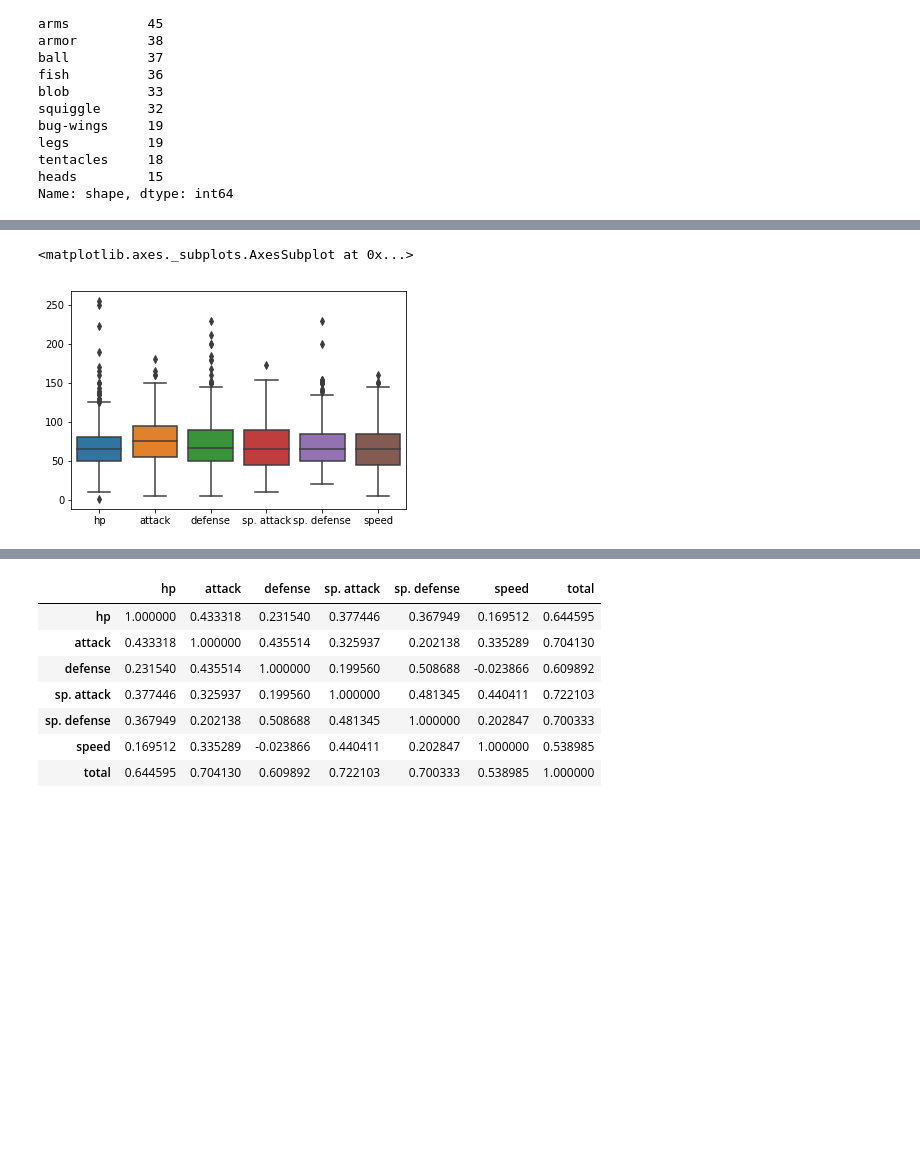
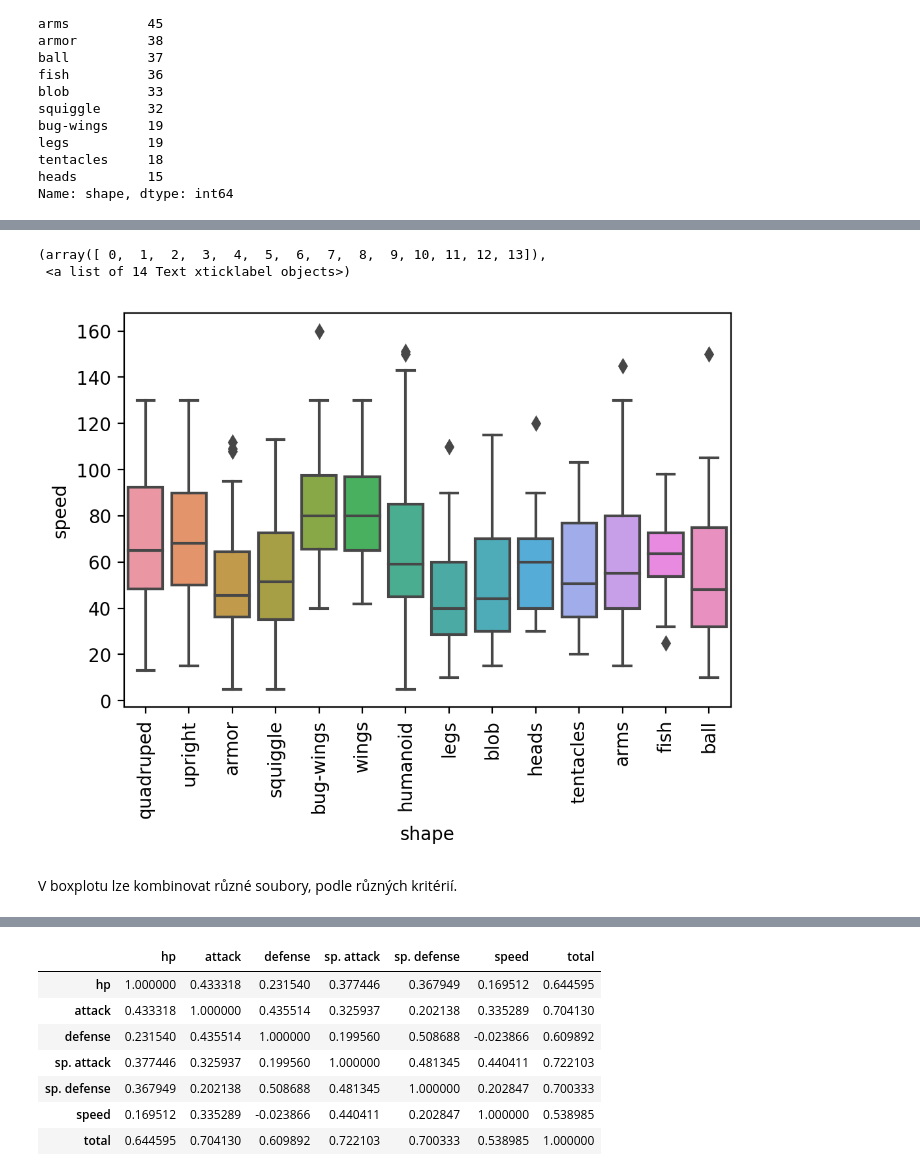
Before and after one commit to zitkat/Data_PYWorking_Pilsen, a Jupyter notebook: commented/4_vykreslovani-commented.ipynb, the cells around one changed output, grey strips where cells are left out. Drawn from its saved outputs; the diff is of its cells as text; code cells hidden in the pictures; blank space fills up the shorter version.

```diff
--- a/commented/4_vykreslovani-commented.ipynb
+++ b/commented/4_vykreslovani-commented.ipynb
@@ -19,5 +23,5 @@ mpl.rcParams['figure.dpi'] = 200 # bigger figures, yayy!
 # %%
-pokemon_df = pd.read_csv("data/Pokemon.csv")
+pokemon_df = pd.read_csv("../data/Pokemon.csv", index_col="id")
 # %%
 pokemon_df.head()
 # %% [output]
@@ -65,8 +79,12 @@ plt.xticks(rotation=90)
 # %%
-sns.boxplot(data=pokemon_df.loc[:, "hp":"speed"])
+sns.boxplot(x="shape", y="speed", data=pokemon_df)
+plt.xticks(rotation=90)
 # sns.swarmplot(data=pokemon_df.loc[:, "hp":"speed"]);
 # %% [output]
-<matplotlib.axes._subplots.AxesSubplot at 0x...>
+(array([ 0,  1,  2,  3,  4,  5,  6,  7,  8,  9, 10, 11, 12, 13]),
+ <a list of 14 Text xticklabel objects>)
-[figure, old version]
+[figure, new version]
+# %% [markdown]
+V boxplotu lze kombinovat různé soubory, podle různých kritérií.
 # %%
 fig, ax = plt.subplots()
```
Also changed, not shown: parts of 15 cells of this notebook, 3 other files.
